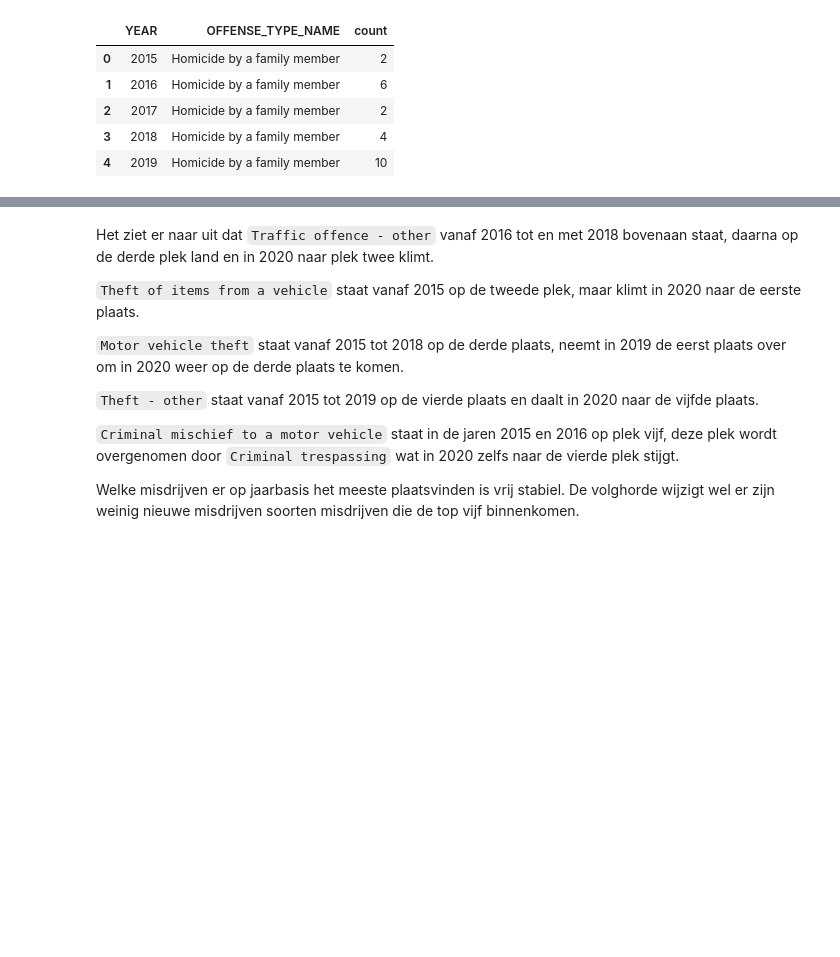
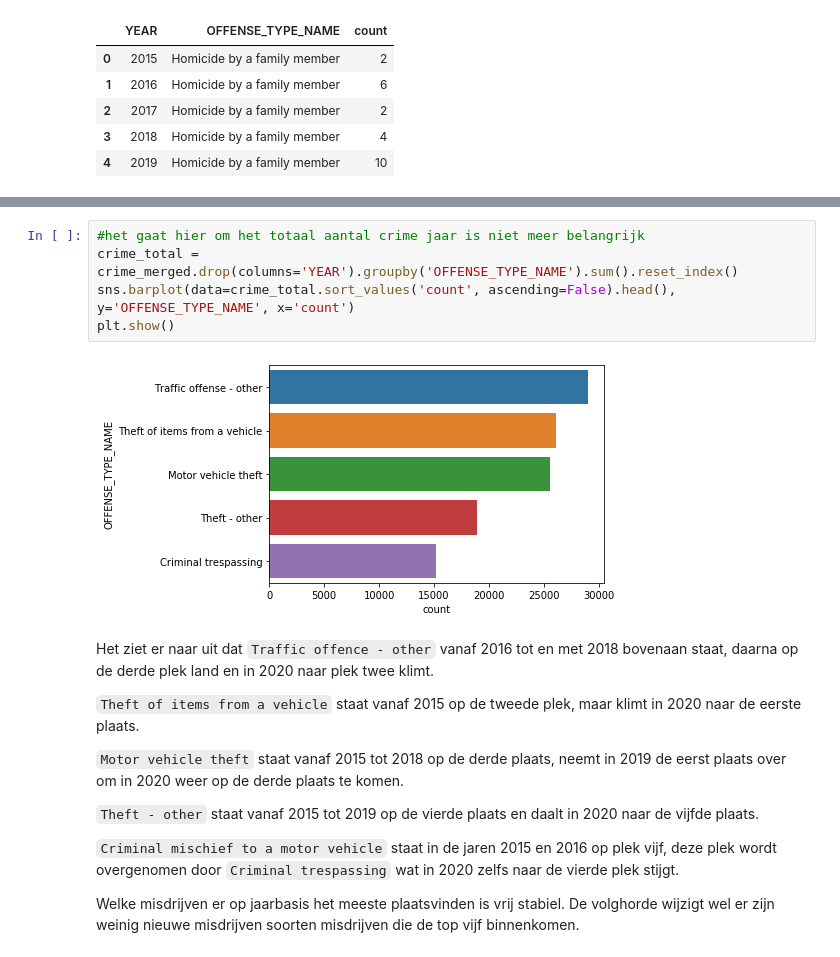
Before and after one commit to S1068835/Misdaad-Denver, a Jupyter notebook: Individuele-Notebooks/Misdaad over tijd (Tim B).ipynb, the cells around one changed output, grey strips where cells are left out. Saved outputs shown, nothing was run; the diff lists cells and outputs as text; blank space fills up the shorter version.

```diff
--- a/Individuele-Notebooks/Misdaad over tijd (Tim B).ipynb
+++ b/Individuele-Notebooks/Misdaad over tijd (Tim B).ipynb
@@ -161,3 +156,10 @@ for year in crime_relevant.sort_values('YEAR')["YEAR"].unique():
+# %%
+#het gaat hier om het totaal aantal crime jaar is niet meer belangrijk
+crime_total = crime_merged.drop(columns='YEAR').groupby('OFFENSE_TYPE_NAME').sum().reset_index()
+sns.barplot(data=crime_total.sort_values('count', ascending=False).head(), y='OFFENSE_TYPE_NAME', x='count')
+plt.show()
+# %% [output]
+[figure, added]
 # %% [markdown]
 Het ziet er naar uit dat `Traffic offence - other` vanaf 2016 tot en met 2018 bovenaan staat, daarna op de derde plek land en in 2020 naar plek twee klimt.
 
```
Also changed, not shown: parts of 1 cell of this notebook.
